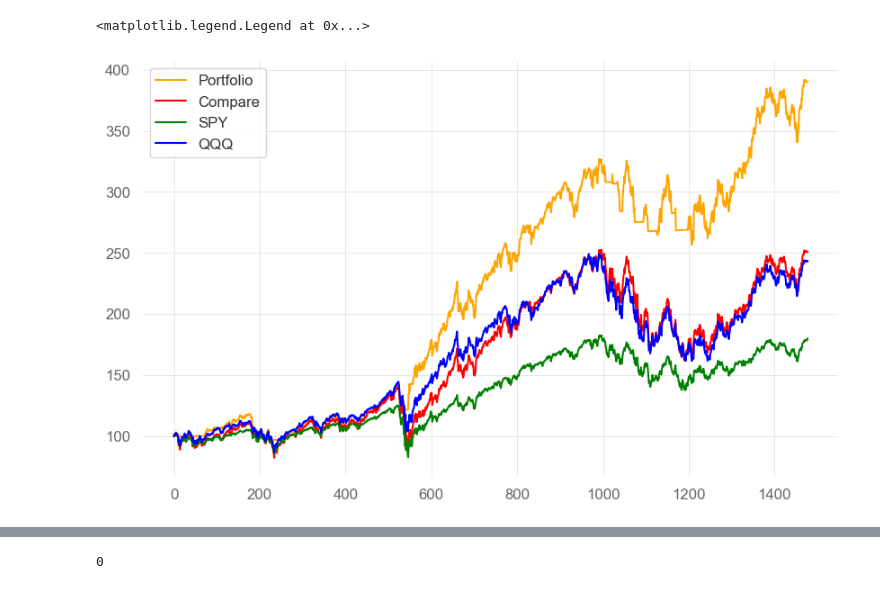
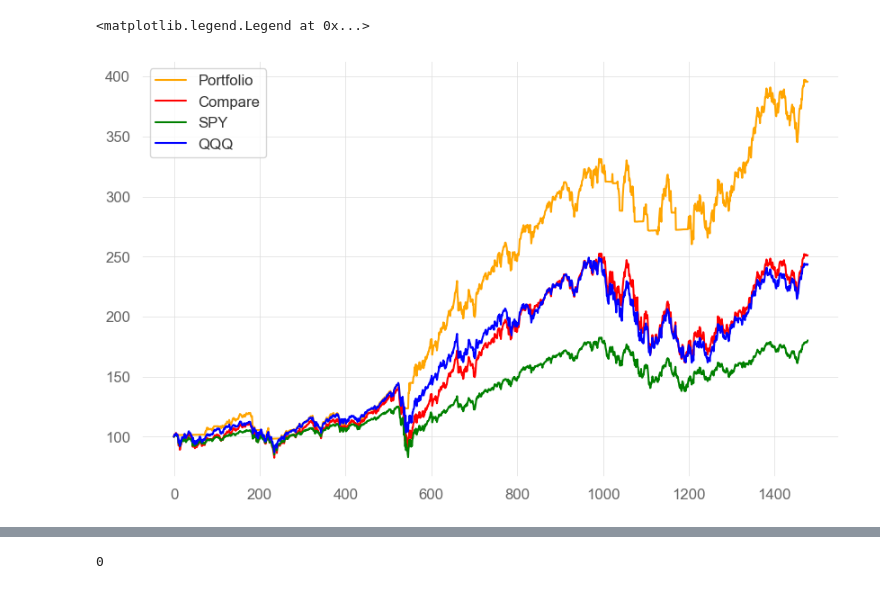
Before and after one commit to jebuk97/Coding-Test, a Jupyter notebook: Data/Stock/test.ipynb, the cells around one changed output, grey strips where cells are left out. Cells and saved outputs as stored; diff of their text form; code cells hidden in the pictures.

Commit message:
stock data revision

```diff
--- a/Data/Stock/test.ipynb
+++ b/Data/Stock/test.ipynb
@@ -89,12 +52,12 @@ def get_rebal_date(df, rebal="month", day=0):
     #     res_df = pd.concat([res_df,df[df.index==day]])
     # return res_df
 
-tickers_canary = ["QQQ","BRK-B","SCHD", "SPY", "XLV", "TLT", "QLD", "TQQQ", "BIL", "SHV", "PSQ"]
+tickers_canary = ["QQQ","BRK-B","SCHD", "SPY", "XLV", "TLT", "QLD", "EFA", "BIL", "SHV", "EEM", "AGG"]
 tickers_g4 = ["QQQ","BRK-B","SCHD", "TLT"]
 tickers_g12 = ["SPY", "QQQ", "IWM","VGK","EWJ", "EEM", "VNQ","DBC","GLD", "TLT", "HYG", "LQD"]
 tickers_safe = ["SHV", "TLT"]
 tickers_all = list(set(tickers_canary+tickers_g4+tickers_g12+tickers_safe))
 
 data = get_yahoo_data(tickers_all) # 모든 데이터
-rebal_data = get_rebal_date(data, 'day', day=1) # 월말 데이터
+rebal_data = get_rebal_date(data, 'day', day=5) # 월말 데이터
 rebal_data.head(3)
@@ -140,5 +67,6 @@ year month day
 # %%
 # 공격형
+import matplotlib.pyplot as plt
 attk_ticker = []
 momentum_ticker = []
 attk_ratio = []
@@ -177,15 +105,26 @@ for i in range(n, rebal_data.shape[0]):
     scoreSPY = score['SPY'] + score3['SPY'] + score6['SPY'] + score12['SPY']
     scoreXLV = score['XLV'] + score3['XLV'] + score6['XLV'] + score12['XLV']
     scoreTLT = score['TLT'] + score3['TLT'] + score6['TLT'] + score12['TLT']
+    scoreEFA = score['EFA'] + score3['EFA'] + score6['EFA'] + score12['EFA']
+    scoreEEM = score['EEM'] + score3['EEM'] + score6['EEM'] + score12['EEM']
+    scoreSHV = score['SHV'] + score3['SHV'] + score6['SHV'] + score12['SHV']
     buy = dict()
-
-    if scoreQQQ < scoreXLV < 0:
+    scores.append(scoreQQQ)
+    if flag is 'buy' and scoreQQQ < scoreXLV <  0:
         buy['SHV'] = 100
+    #     flag = 'sold'
+    # elif flag is 'sold' and scoreQQQ < -0.5:
+    #     buy['QQQ'] = 30
+    #     buy['QLD'] = 30
+    #     buy['BRK-B'] = 30
+    #     buy['XLV'] = 10
     else:
         buy['QQQ'] = 30
         buy['QLD'] = 30
         buy['BRK-B'] = 30
         buy['XLV'] = 10
+        flag = 'buy'
+
 
     if i == n:
         one = pd.DataFrame([list(buy.values())], columns=list(buy.keys()), index = [rebal_data.index[i]])
@@ -249,31 +188,31 @@ SPY["Total"] = res
 baa_g4 = pd.DataFrame(columns=tickers_all)
 res = [] # 총 자산 시작은 100
 
 canary_data = rebal_data[tickers_canary]
 profit = rebal_data.pct_change()
 n=12
 for i in range(n, rebal_data.shape[0]):
     buy = dict()
     buy['QQQ'] = 100
 
     if i == n:
         one = pd.DataFrame([list(buy.values())], columns=list(buy.keys()), index = [rebal_data.index[i]])
         baa_g4 = pd.concat([baa_g4, one])
         res.append(100)
     else:
         total = sum(((1+profit.iloc[i])*baa_g4.iloc[-1]).fillna(0))
         res.append(total)
         one = pd.DataFrame([list(buy.values())], columns=list(buy.keys()), index = [rebal_data.index[i]]) * total / 100
         baa_g4 = pd.concat([baa_g4, one])
 
 QQQ["Total"] = res
 
 plt.plot(baa["Total"], color='orange', label='Portfolio')
 plt.plot(compare["Total"], color='red', label='Compare')
 plt.plot(SPY["Total"], color='green', label='SPY')
 plt.plot(QQQ["Total"], color='blue', label='QQQ')
 plt.legend()
 # qs.reports.html(baa["Total"], QQQ["Total"], SPY["Total"])
 # %% [output]
 <matplotlib.legend.Legend at 0x...>
-[figure, old version]
+[figure, new version]
```
Also changed, not shown: parts of 6 cells of this notebook.
